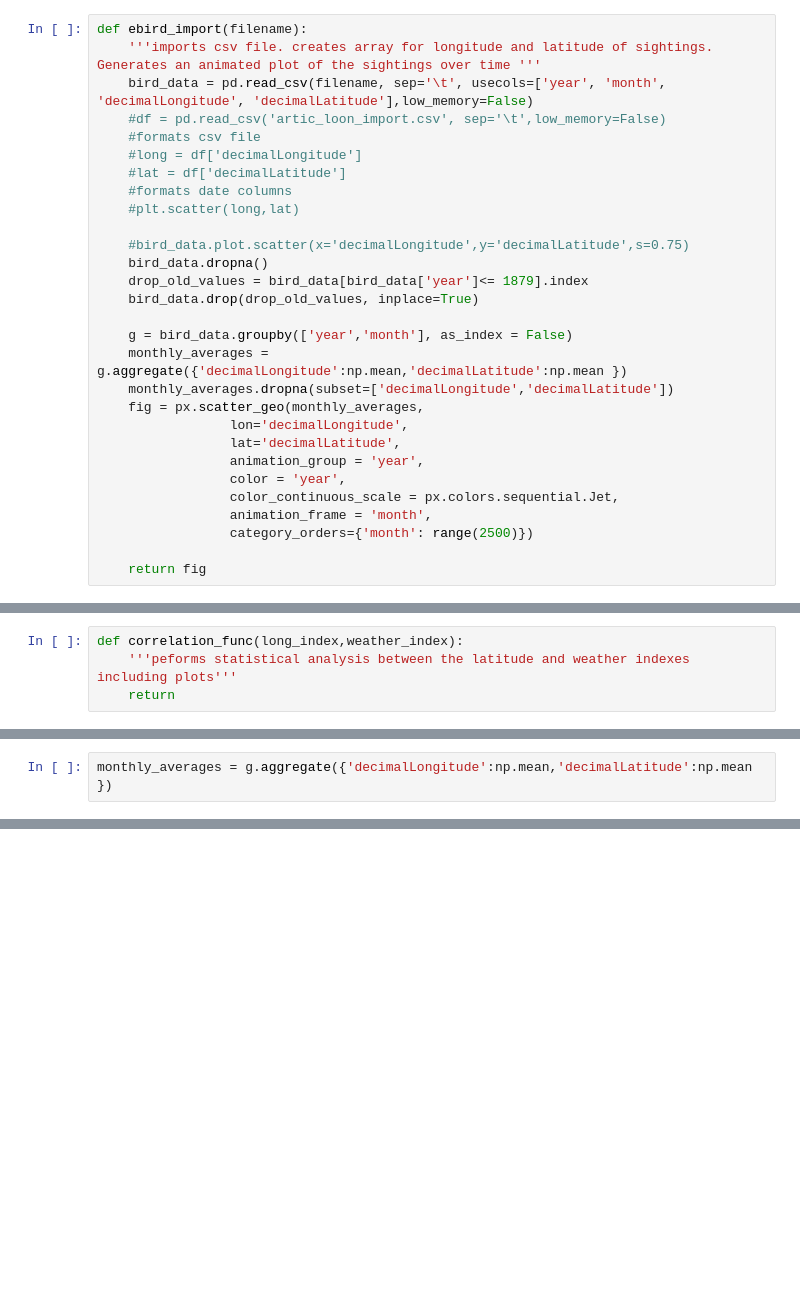
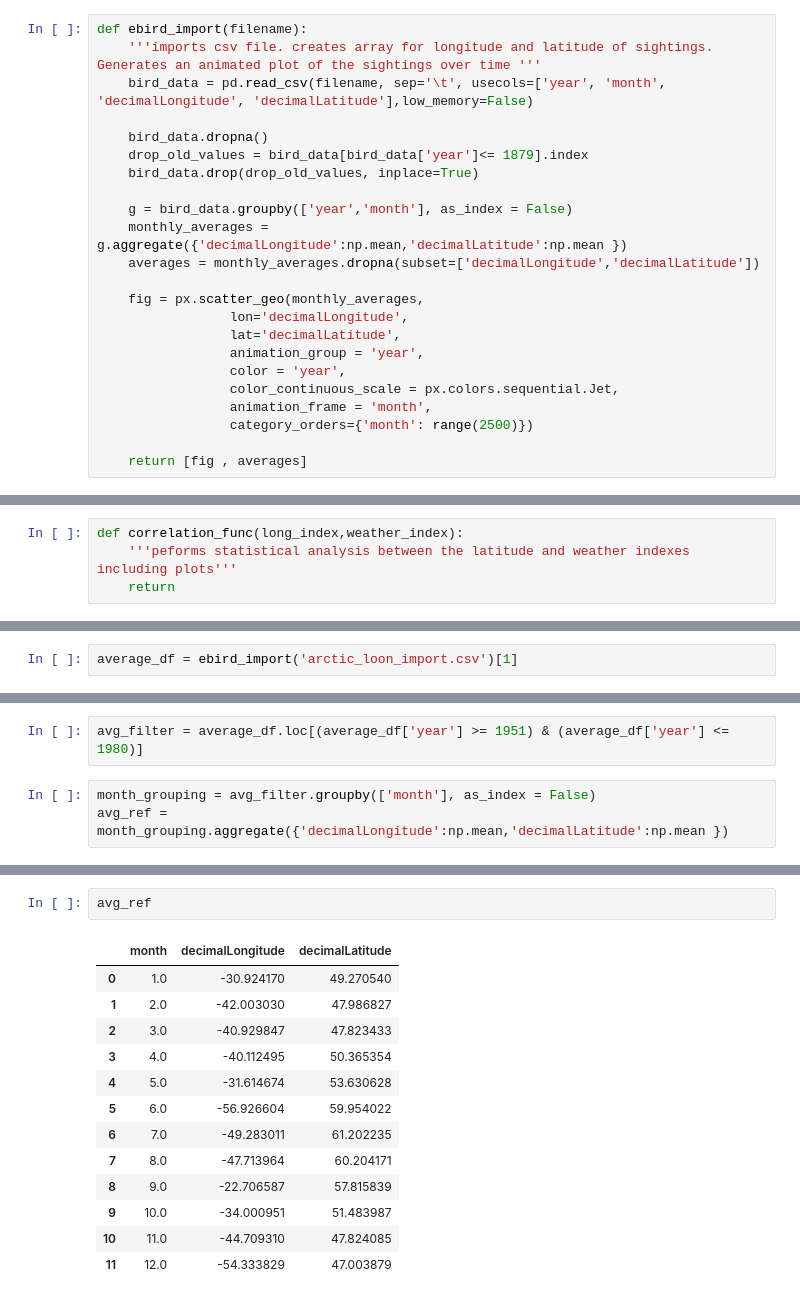
Before and after one commit to sopkojos/bird_migration, a Jupyter notebook: bird_migration_working.ipynb, the cells around one changed output, grey strips where cells are left out. Drawn from its saved outputs; the diff is of its cells as text; blank space fills up the shorter version.

Commit message:
updated average functions

```diff
--- a/bird_migration_working.ipynb
+++ b/bird_migration_working.ipynb
@@ -10,21 +9,15 @@ pd.set_option('max_columns', None)
 def ebird_import(filename):
     '''imports csv file. creates array for longitude and latitude of sightings. Generates an animated plot of the sightings over time '''
     bird_data = pd.read_csv(filename, sep='\t', usecols=['year', 'month', 'decimalLongitude', 'decimalLatitude'],low_memory=False)
-    #df = pd.read_csv('artic_loon_import.csv', sep='\t',low_memory=False)
-    #formats csv file
-    #long = df['decimalLongitude']
-    #lat = df['decimalLatitude']
-    #formats date columns
-    #plt.scatter(long,lat)
 
-    #bird_data.plot.scatter(x='decimalLongitude',y='decimalLatitude',s=0.75)
     bird_data.dropna()
     drop_old_values = bird_data[bird_data['year']<= 1879].index
     bird_data.drop(drop_old_values, inplace=True)
 
     g = bird_data.groupby(['year','month'], as_index = False)
     monthly_averages = g.aggregate({'decimalLongitude':np.mean,'decimalLatitude':np.mean })
-    monthly_averages.dropna(subset=['decimalLongitude','decimalLatitude'])
+    averages = monthly_averages.dropna(subset=['decimalLongitude','decimalLatitude'])
+
     fig = px.scatter_geo(monthly_averages,
                  lon='decimalLongitude',
                  lat='decimalLatitude',
@@ -34,7 +27,7 @@ def ebird_import(filename):
                  animation_frame = 'month',
                  category_orders={'month': range(2500)})
 
-    return fig
+    return [fig , averages]
 # %%
 def average_latitude_position(yearmonth,latitude):
     '''calculates the average latitude of the species over the course of 1950-1980 then calculates monthly change over the entire period'''
@@ -68,0 +84,2 @@ g = bird_data.groupby(['year','month'], as_index = False)
+# %%
+average_df = ebird_import('arctic_loon_import.csv')[1]
@@ -69,2 +102,5 @@ g = bird_data.groupby(['year','month'], as_index = False)
+# %%
+avg_filter = average_df.loc[(average_df['year'] >= 1951) & (average_df['year'] <= 1980)]
 # %%
-monthly_averages = g.aggregate({'decimalLongitude':np.mean,'decimalLatitude':np.mean })
+month_grouping = avg_filter.groupby(['month'], as_index = False)
+avg_ref = month_grouping.aggregate({'decimalLongitude':np.mean,'decimalLatitude':np.mean })
@@ -113,0 +107,16 @@ fig
+# %%
+avg_ref
+# %% [output]
+|  | month | decimalLongitude | decimalLatitude |
+| 0 | 1.0 | -30.924170 | 49.270540 |
+| 1 | 2.0 | -42.003030 | 47.986827 |
+| 2 | 3.0 | -40.929847 | 47.823433 |
+| 3 | 4.0 | -40.112495 | 50.365354 |
+| 4 | 5.0 | -31.614674 | 53.630628 |
+| 5 | 6.0 | -56.926604 | 59.954022 |
+| 6 | 7.0 | -49.283011 | 61.202235 |
+| 7 | 8.0 | -47.713964 | 60.204171 |
+| 8 | 9.0 | -22.706587 | 57.815839 |
+| 9 | 10.0 | -34.000951 | 51.483987 |
+| 10 | 11.0 | -44.709310 | 47.824085 |
+| 11 | 12.0 | -54.333829 | 47.003879 |
```
Also changed, not shown: parts of 16 cells of this notebook.
